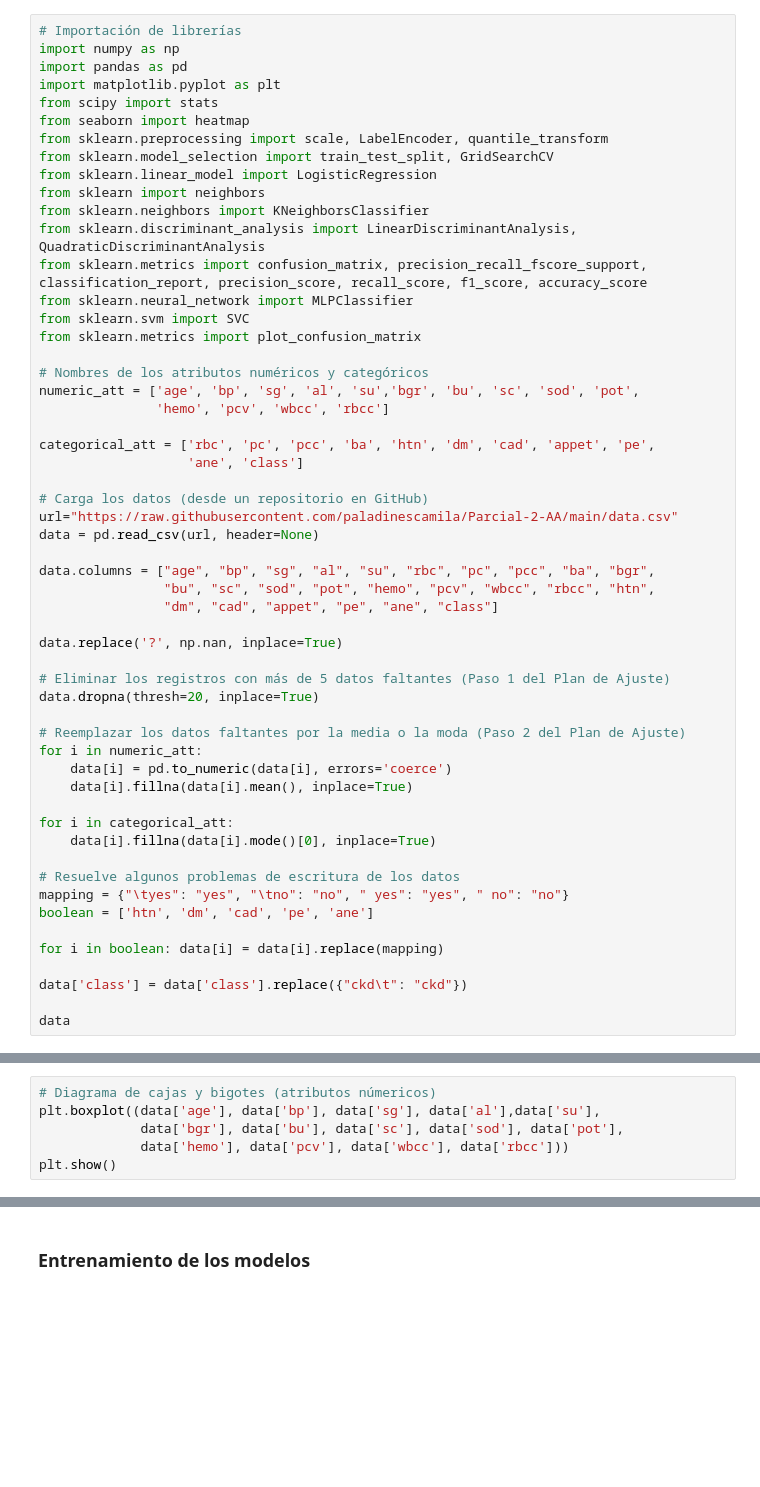
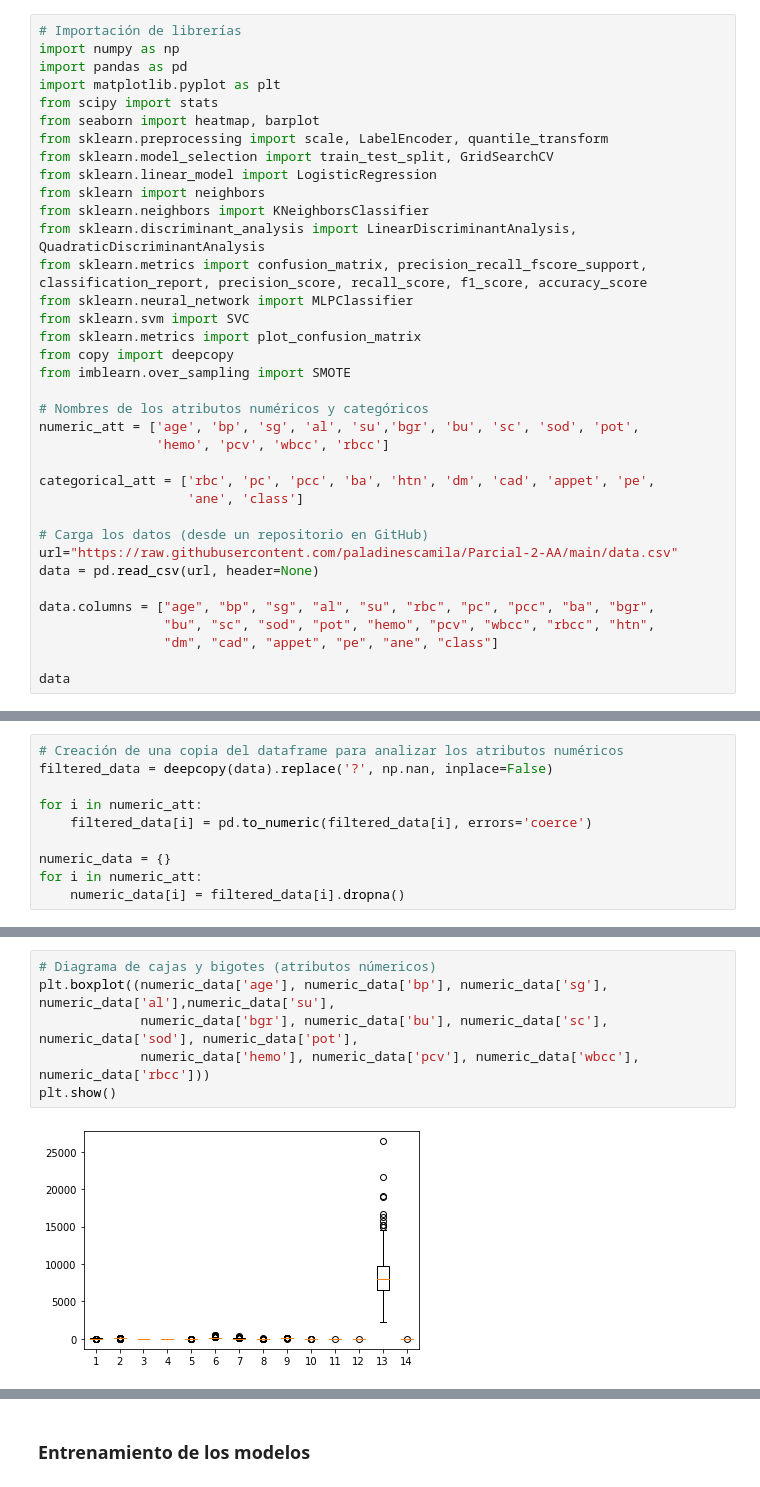
Before and after one commit to paladinescamila/Parcial-2-AA, a Jupyter notebook: Parcial_2_(Solucion).ipynb, the cells around one changed output, grey strips where cells are left out. Saved outputs shown, nothing was run; the diff lists cells and outputs as text; blank space fills up the shorter version.

```diff
--- a/Parcial_2_(Solucion).ipynb
+++ b/Parcial_2_(Solucion).ipynb
@@ -8,7 +23,7 @@ import numpy as np
 import pandas as pd
 import matplotlib.pyplot as plt
 from scipy import stats
-from seaborn import heatmap
+from seaborn import heatmap, barplot
 from sklearn.preprocessing import scale, LabelEncoder, quantile_transform
 from sklearn.model_selection import train_test_split, GridSearchCV
 from sklearn.linear_model import LogisticRegression
@@ -19,6 +34,8 @@ from sklearn.metrics import confusion_matrix, precision_recall_fscore_support, c
 from sklearn.neural_network import MLPClassifier
 from sklearn.svm import SVC
 from sklearn.metrics import plot_confusion_matrix
+from copy import deepcopy
+from imblearn.over_sampling import SMOTE
 
 # Nombres de los atributos numéricos y categóricos
 numeric_att = ['age', 'bp', 'sg', 'al', 'su','bgr', 'bu', 'sc', 'sod', 'pot',
@@ -35,25 +52,4 @@ data.columns = ["age", "bp", "sg", "al", "su", "rbc", "pc", "pcc", "ba", "bgr",
                 "bu", "sc", "sod", "pot", "hemo", "pcv", "wbcc", "rbcc", "htn",
                 "dm", "cad", "appet", "pe", "ane", "class"]
 
-data.replace('?', np.nan, inplace=True)
-
-# Eliminar los registros con más de 5 datos faltantes (Paso 1 del Plan de Ajuste)
-data.dropna(thresh=20, inplace=True)
-
-# Reemplazar los datos faltantes por la media o la moda (Paso 2 del Plan de Ajuste)
-for i in numeric_att:
-    data[i] = pd.to_numeric(data[i], errors='coerce')
-    data[i].fillna(data[i].mean(), inplace=True)
-
-for i in categorical_att:
-    data[i].fillna(data[i].mode()[0], inplace=True)
-
-# Resuelve algunos problemas de escritura de los datos
-mapping = {"\tyes": "yes", "\tno": "no", " yes": "yes", " no": "no"}
-boolean = ['htn', 'dm', 'cad', 'pe', 'ane']
-
-for i in boolean: data[i] = data[i].replace(mapping)
-
-data['class'] = data['class'].replace({"ckd\t": "ckd"})
-
 data
@@ -66,2 +99,12 @@ data.dtypes
+# %%
+# Creación de una copia del dataframe para analizar los atributos numéricos
+filtered_data = deepcopy(data).replace('?', np.nan, inplace=False)
+
+for i in numeric_att:
+    filtered_data[i] = pd.to_numeric(filtered_data[i], errors='coerce')
+
+numeric_data = {}
+for i in numeric_att:
+    numeric_data[i] = filtered_data[i].dropna()
 # %%
 # Medidas de centralidad y dispersión (atributos numéricos)
@@ -69,6 +122,8 @@ data.describe()
 # %%
 # Diagrama de cajas y bigotes (atributos númericos)
-plt.boxplot((data['age'], data['bp'], data['sg'], data['al'],data['su'],
-             data['bgr'], data['bu'], data['sc'], data['sod'], data['pot'],
-             data['hemo'], data['pcv'], data['wbcc'], data['rbcc']))
+plt.boxplot((numeric_data['age'], numeric_data['bp'], numeric_data['sg'], numeric_data['al'],numeric_data['su'],
+             numeric_data['bgr'], numeric_data['bu'], numeric_data['sc'], numeric_data['sod'], numeric_data['pot'],
+             numeric_data['hemo'], numeric_data['pcv'], numeric_data['wbcc'], numeric_data['rbcc']))
 plt.show()
+# %% [output]
+[figure, added]
```
Also changed, not shown: parts of 54 cells of this notebook.
